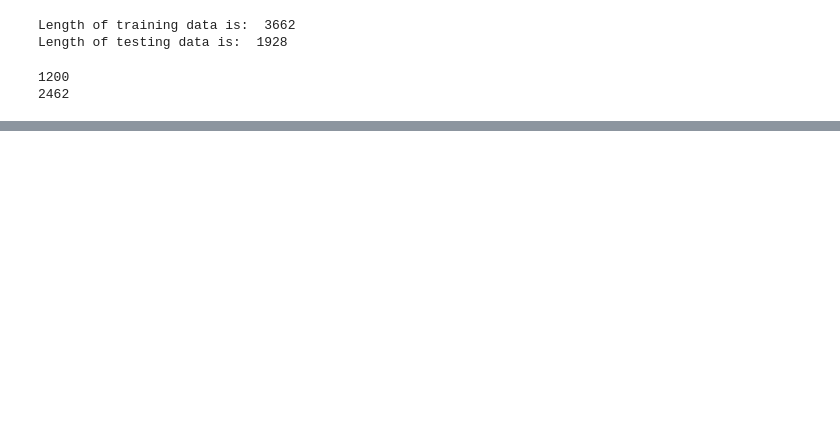
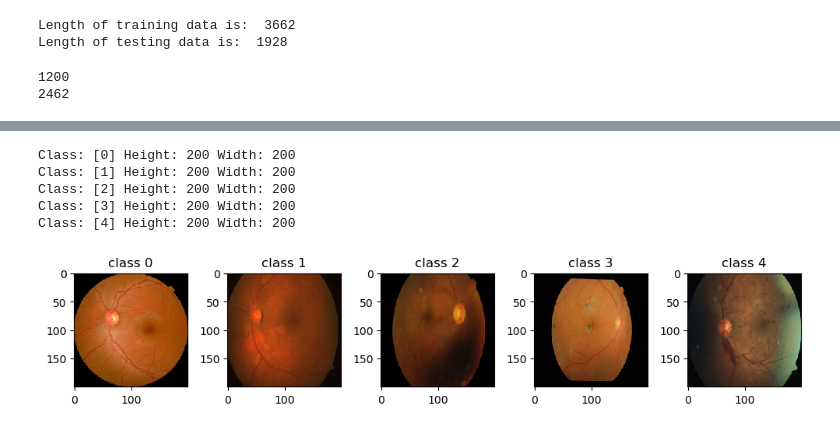
Before and after one commit to Girish-Rajani/Blindess_Detection_Deep_Learning, a Jupyter notebook: Blindess Detection.ipynb, the cells around one changed output, grey strips where cells are left out. Saved outputs shown, nothing was run; the diff lists cells and outputs as text; code cells hidden in the pictures; blank space fills up the shorter version.

Commit message:
Add files via upload
Resized all training, validation and testing datasets to 200x200 so all images are now same dimensions

```diff
--- a/Blindess Detection.ipynb
+++ b/Blindess Detection.ipynb
@@ -135,3 +201,28 @@ Class: [4] Height: 1958 Width: 2588
+# %%
+#After resizing
+
+#Load the image into the workspace
+new_dataset_dir = './new_dataset/train/'
+fig=plt.figure(figsize=(10,7))
+rows=1
+columns=5
+#create new directories for the labelled training data we have.
+for i in range(5):
+    folder_path = os.path.join(new_dataset_dir, 'class' + str(i)+"/")
+    Image_Id=os.listdir(folder_path)[i]
+    Image_cat=folder_path+Image_Id
+    image = skimage.io.imread(Image_cat)
+    fig.add_subplot(rows,columns,i+1)
+    skimage.io.imshow(image)
+    plt.title("class "+ str(i))
+    print("Class:",[i],"Height:", image.shape[0], "Width:", image.shape[1])
+# %% [output]
+Class: [0] Height: 200 Width: 200
+Class: [1] Height: 200 Width: 200
+Class: [2] Height: 200 Width: 200
+Class: [3] Height: 200 Width: 200
+Class: [4] Height: 200 Width: 200
+[figure, added]
 # %%
 #Build model with convolution layers, pooling, and normalization
 model = models.Sequential()
```
Also changed, not shown: parts of 3 cells of this notebook.
